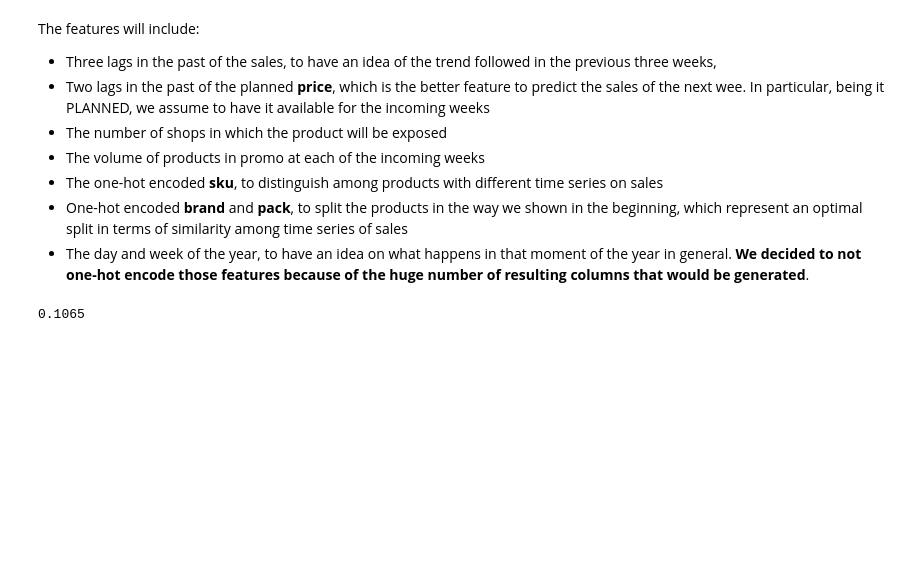
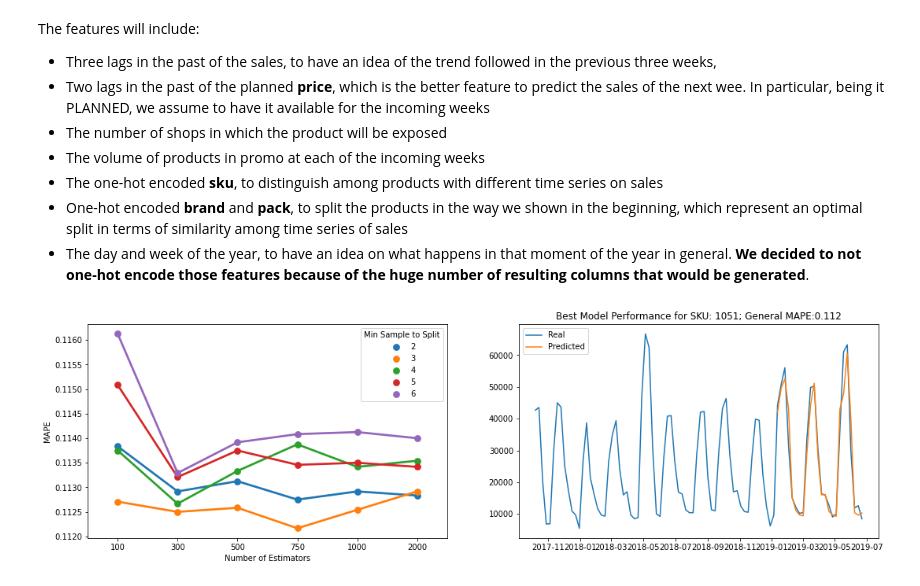
Before and after one commit to dondoC34/Data-Mining-Sales-Forecast, a Jupyter notebook: DMTM_Sales_Forecast.ipynb, the cells around one changed output. Drawn from its saved outputs; the diff is of its cells as text; code cells hidden in the pictures; blank space fills up the shorter version.

```diff
--- a/DMTM_Sales_Forecast.ipynb
+++ b/DMTM_Sales_Forecast.ipynb
@@ -874,7 +886,7 @@ for delta_couple in deltas:
     forest = RandomForestRegressor(n_estimators=trees_couple[0], random_state=1234)
     boost = GradientBoostingRegressor(n_estimators=trees_couple[1], random_state=1234, alpha=0.1)
     estimators = [forest, boost]
-    cv_mape = walk_forward_x_validation_stacking(estimators, meta_learner, [], "2019", sales_data_single, [delta_features_rf, delta_features_boosting], "target", poly_degree=1)
+    cv_mape, predictions = walk_forward_x_validation_stacking(estimators, meta_learner, [], "2019", sales_data_single, [delta_features_rf, delta_features_boosting], "target", poly_degree=1)
     mapes.append([delta_couple[0], delta_couple[1], trees_couple[0], trees_couple[1], cv_mape])
 
 single_stacking_frame = pd.DataFrame(mapes, columns=["Delta_rf", "Delta_boosting", "Trees_rf", "Trees_boosting", "Cv-MAPE"]).sort_values(by=['Cv-MAPE'], ascending=True)
@@ -908,7 +920,7 @@ for i, row in sales_data.iterrows():
 # Set the date as the index of the dataframe
 sales_data["Unnamed: 0"] = pd.to_datetime(sales_data["Unnamed: 0"])
 sales_data.set_index(sales_data["Unnamed: 0"], inplace=True)
-sales_data.drop(columns="Unnamed: 0", axis=1, inplace=True)
+sales_data.drop(columns=["Unnamed: 0", "scope"], axis=1, inplace=True)
 sales_data.index.rename("date", inplace=True)
 
 # One-hot encode the skus but keeping the original values for prediction purposes
@@ -929,11 +941,12 @@ sales_data["sales_rolling_3"] = sales_data["sales w-1"].rolling(3, min_periods=1
 # Add two lags in the past for the planned price
 sales_data["price w-1"] = sales_data["price"].shift()
 sales_data["price w-2"] = sales_data["price w-1"].shift()
-sales_data["price w-3"] = sales_data["price w-2"].shift()
 
 # Add the day and the week of the year. We do not one-hot encode them being the number of resulting columns too large
 sales_data["day of the year"] = sales_data.index.dayofyear
 sales_data["week of the year"] = sales_data.index.weekofyear
+
+sales_data.dropna(inplace=True)
 # %% [markdown]
 The features will include:
 
@@ -944,13 +957,34 @@ The features will include:
 * The one-hot encoded **sku**, to distinguish among products with different time series on sales
 * One-hot encoded **brand** and **pack**, to split the products in the way we shown in the beginning, which represent an optimal split in terms of similarity among time series of sales
 * The day and week of the year, to have an idea on what happens in that moment of the year in general. **We decided to not one-hot encode those features because of the huge number of resulting columns that would be generated**.
-# %%
-rf = ExtraTreesRegressor(n_estimators=300, random_state=1234, criterion='mse')
-cv_mape, predictions = walk_forward_x_validation(estimator=rf,
-                                    start_date="2018-07", # cross-validate starting from 2019
-                                    data=sales_data.dropna(),
-                                    features=sales_data.drop(columns=["target", "scope", "pack_MULTI", "brand_BRAND2"], axis=1).columns,
-                                    target_feature="target")
-print(cv_mape)
-# %% [output]
-0.1065
+# %%
+sample_splits = [2, 3, 4, 5, 6]
+num_of_trees = [100, 300, 500, 750, 1000, 2000]
+all_models_predictions = []
+cv_mapes = []
+for min_sample_split in sample_splits:
+  for trees in num_of_trees:
+    rf = ExtraTreesRegressor(n_estimators=trees, random_state=1234, criterion='mse', min_samples_split=min_sample_split)
+    cv_mape, predictions = walk_forward_x_validation(estimator=rf,
+                                        start_date="2019", # cross-validate starting from 2019
+                                        data=sales_data,
+                                        features=sales_data.drop(columns=["target", "scope", "pack_MULTI", "brand_BRAND2", "sku"], axis=1).columns,
+                                        target_feature="target")
+    cv_mapes.append([trees, min_sample_split, cv_mape])
+    all_models_predictions.append(predictions)
+
+performance_frame = pd.DataFrame(cv_mapes, columns=["Number of Estimators", "Min Sample to Split", "MAPE"])
+best_predictions = all_models_predictions[np.argmin(performance_frame["MAPE"].values)]
+
+# Plot some analytics
+fig = plt.figure(figsize=(18, 5))
+ax = fig.add_subplot(1, 2, 1)
+sns.pointplot(data=performance_frame, x="Number of Estimators", y="MAPE", hue="Min Sample to Split", ax=ax)
+ax = fig.add_subplot(1, 2, 2)
+ax.plot(sales_data[sales_data["sku"] == 1051]["target"]["2017-10":])
+ax.plot(best_predictions[1051])
+ax.legend(["Real", "Predicted"])
+ax.set_title("Best Model Performance for SKU: 1051; General MAPE:" + str(round(performance_frame["MAPE"].min(), 3)))
+plt.show();
+# %% [output]
+[figure, added]
```
Also changed, not shown: parts of 17 cells of this notebook.
